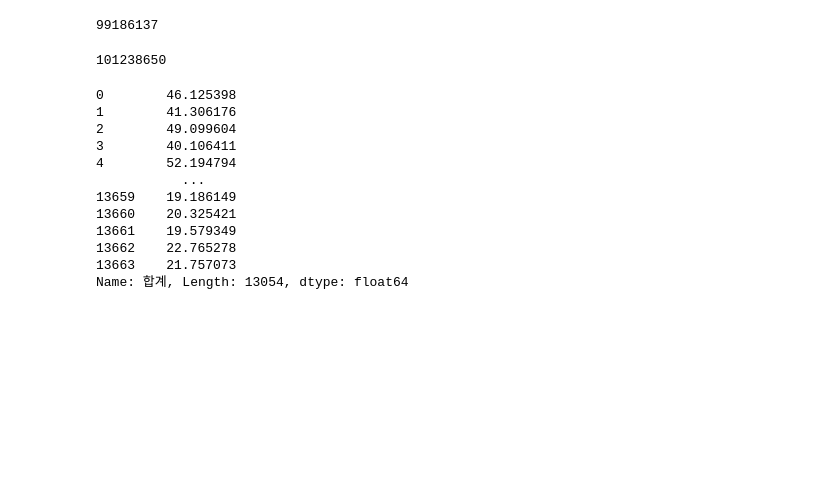
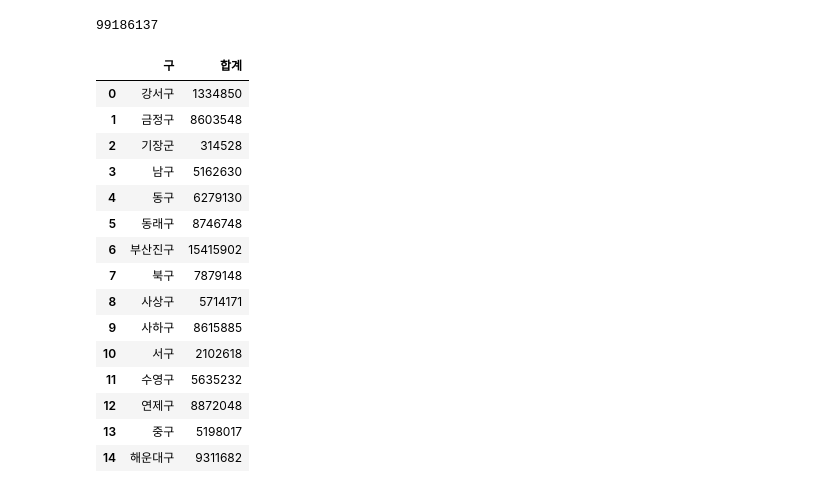
Before and after one commit to haebzzzang/dachungcam, a Jupyter notebook: project/subway scoring.ipynb, the cells around one changed output. Saved outputs shown, nothing was run; the diff lists cells and outputs as text; code cells hidden in the pictures; blank space fills up the shorter version.

```diff
--- a/project/subway scoring.ipynb
+++ b/project/subway scoring.ipynb
@@ -224,22 +220,24 @@ total = subway['합계'].sum()
 total
 # %% [output]
 99186137
-# %%
-subway_0506['합계'].sum()
-# %% [output]
-101238650
-# %%
-subway['합계']/total * 1000000
-# %% [output]
-0        46.125398
-1        41.306176
-2        49.099604
-3        40.106411
-4        52.194794
-           ...
-13659    19.186149
-13660    20.325421
-13661    19.579349
-13662    22.765278
-13663    21.757073
-Name: 합계, Length: 13054, dtype: float64
+# %%
+subway_group_x = subway[['합계', '구']]
+subway_group = subway_group_x.groupby(['구'], as_index = False).sum()
+subway_group
+# %% [output]
+|  | 구 | 합계 |
+| 0 | 강서구 | 1334850 |
+| 1 | 금정구 | 8603548 |
+| 2 | 기장군 | 314528 |
+| 3 | 남구 | 5162630 |
+| 4 | 동구 | 6279130 |
+| 5 | 동래구 | 8746748 |
+| 6 | 부산진구 | 15415902 |
+| 7 | 북구 | 7879148 |
+| 8 | 사상구 | 5714171 |
+| 9 | 사하구 | 8615885 |
+| 10 | 서구 | 2102618 |
+| 11 | 수영구 | 5635232 |
+| 12 | 연제구 | 8872048 |
+| 13 | 중구 | 5198017 |
+| 14 | 해운대구 | 9311682 |
```
Also changed, not shown: parts of 7 cells of this notebook.
